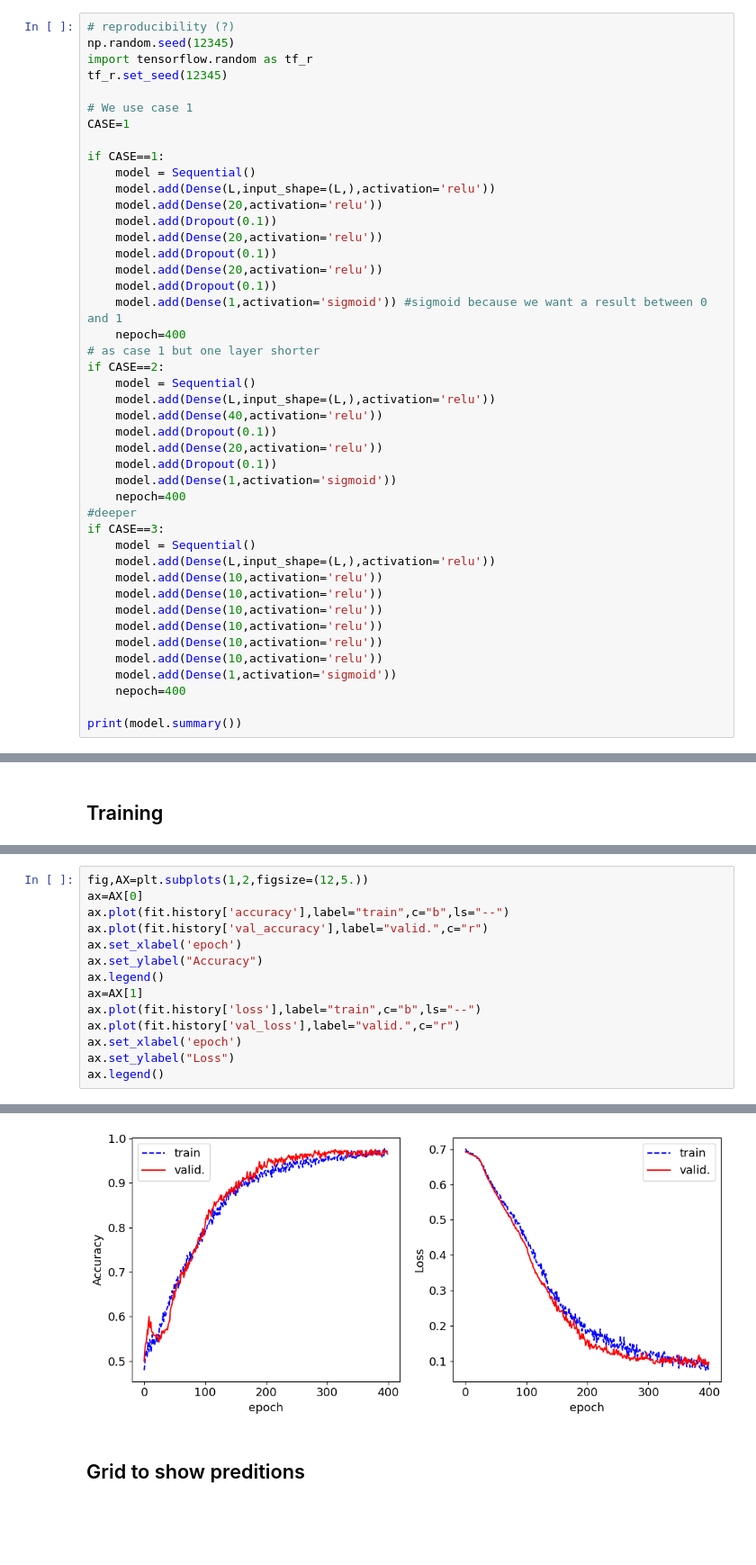
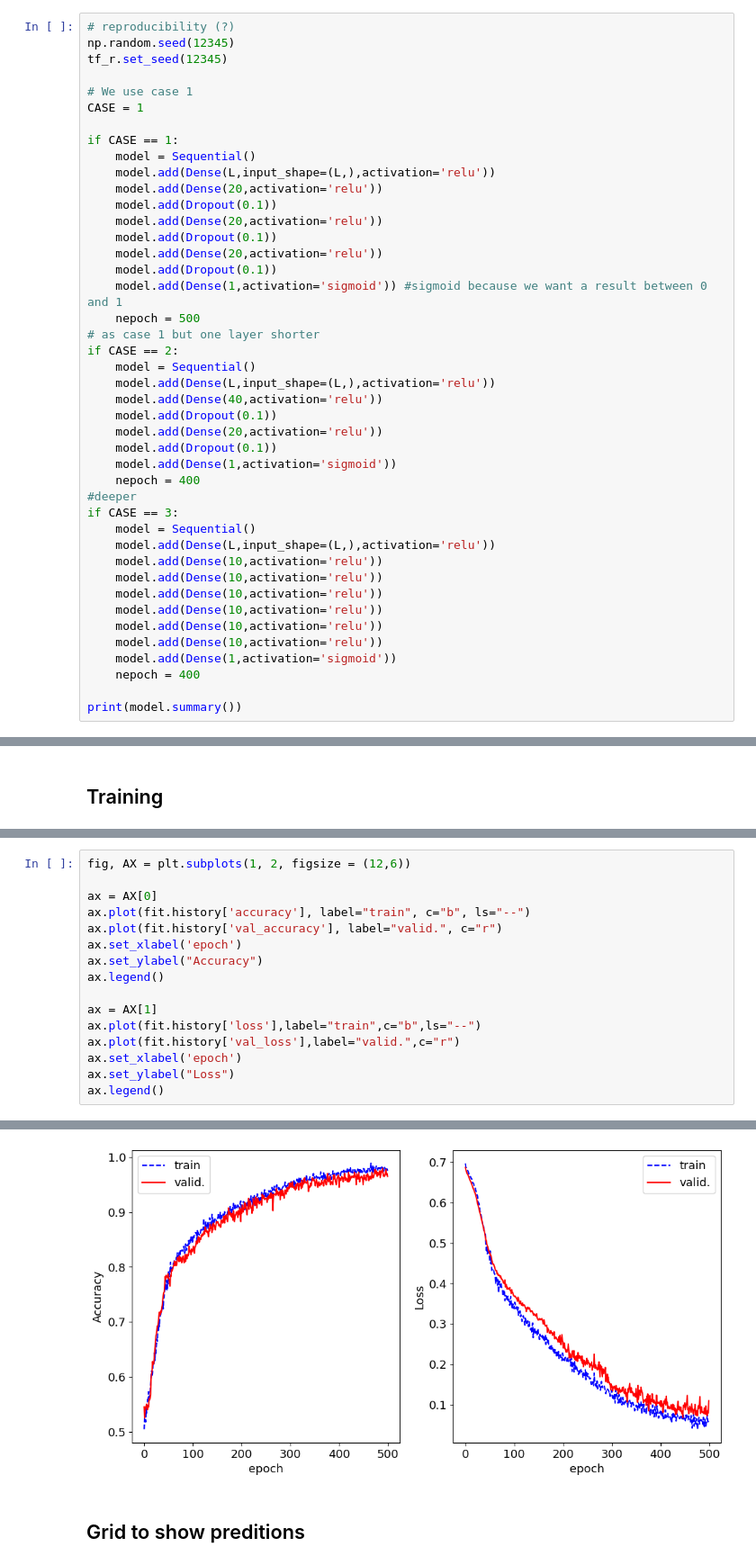
Before and after one commit to FrancescoLR02/LCP-Mod-B-Exercises, a Jupyter notebook: ex1/analise_data_DNN_2025.ipynb, the cells around one changed output, grey strips where cells are left out. Shown at 90% size. Drawn from its saved outputs; the diff is of its cells as text; blank space fills up the shorter version.

```diff
--- a/ex1/analise_data_DNN_2025.ipynb
+++ b/ex1/analise_data_DNN_2025.ipynb
@@ -144,13 +110,12 @@ x_augum = np.array(x_augum)
 # %%
 # reproducibility (?)
 np.random.seed(12345)
-import tensorflow.random as tf_r
 tf_r.set_seed(12345)
 
 # We use case 1
-CASE=1
+CASE = 1
 
-if CASE==1:
+if CASE == 1:
     model = Sequential()
     model.add(Dense(L,input_shape=(L,),activation='relu'))
     model.add(Dense(20,activation='relu'))
@@ -160,9 +125,9 @@ if CASE==1:
     model.add(Dense(20,activation='relu'))
     model.add(Dropout(0.1))
     model.add(Dense(1,activation='sigmoid')) #sigmoid because we want a result between 0 and 1
-    nepoch=400
+    nepoch = 500
 # as case 1 but one layer shorter
-if CASE==2:
+if CASE == 2:
     model = Sequential()
     model.add(Dense(L,input_shape=(L,),activation='relu'))
     model.add(Dense(40,activation='relu'))
@@ -170,9 +135,9 @@ if CASE==2:
     model.add(Dense(20,activation='relu'))
     model.add(Dropout(0.1))
     model.add(Dense(1,activation='sigmoid'))
-    nepoch=400
+    nepoch = 400
 #deeper
-if CASE==3:
+if CASE == 3:
     model = Sequential()
     model.add(Dense(L,input_shape=(L,),activation='relu'))
     model.add(Dense(10,activation='relu'))
@@ -182,7 +147,7 @@ if CASE==3:
     model.add(Dense(10,activation='relu'))
     model.add(Dense(10,activation='relu'))
     model.add(Dense(1,activation='sigmoid'))
-    nepoch=400
+    nepoch = 400
 
 print(model.summary())
 # %% [output]
@@ -240,20 +187,22 @@ Epoch 400/400
 # %%
-fig,AX=plt.subplots(1,2,figsize=(12,5.))
-ax=AX[0]
-ax.plot(fit.history['accuracy'],label="train",c="b",ls="--")
-ax.plot(fit.history['val_accuracy'],label="valid.",c="r")
+fig, AX = plt.subplots(1, 2, figsize = (12,6))
+
+ax = AX[0]
+ax.plot(fit.history['accuracy'], label="train", c="b", ls="--")
+ax.plot(fit.history['val_accuracy'], label="valid.", c="r")
 ax.set_xlabel('epoch')
 ax.set_ylabel("Accuracy")
 ax.legend()
-ax=AX[1]
+
+ax = AX[1]
 ax.plot(fit.history['loss'],label="train",c="b",ls="--")
 ax.plot(fit.history['val_loss'],label="valid.",c="r")
 ax.set_xlabel('epoch')
 ax.set_ylabel("Loss")
 ax.legend()
 # %% [output]
 <matplotlib.legend.Legend at 0x...>
-[figure, old version]
+[figure, new version]
 # %% [markdown]
 ## Grid to show preditions
 # %%
```
Also changed, not shown: parts of 14 cells of this notebook, 29 other files.
